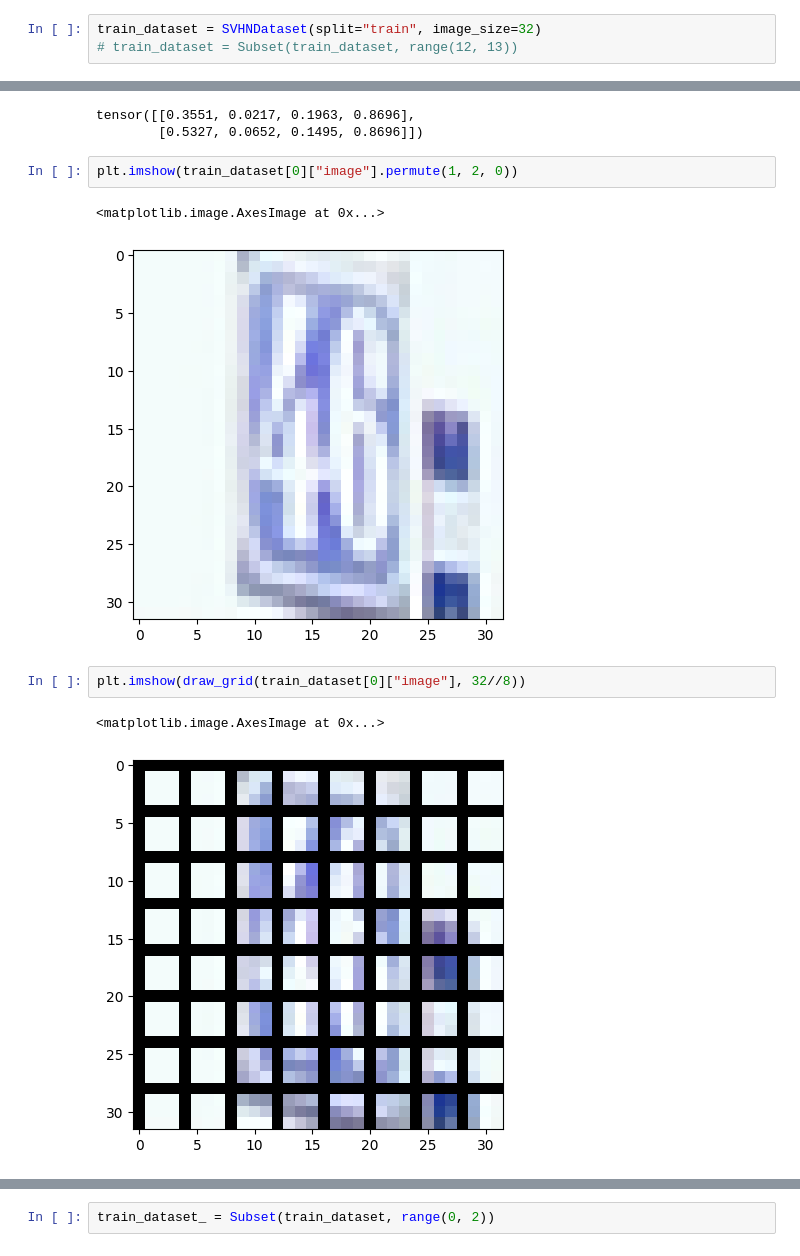
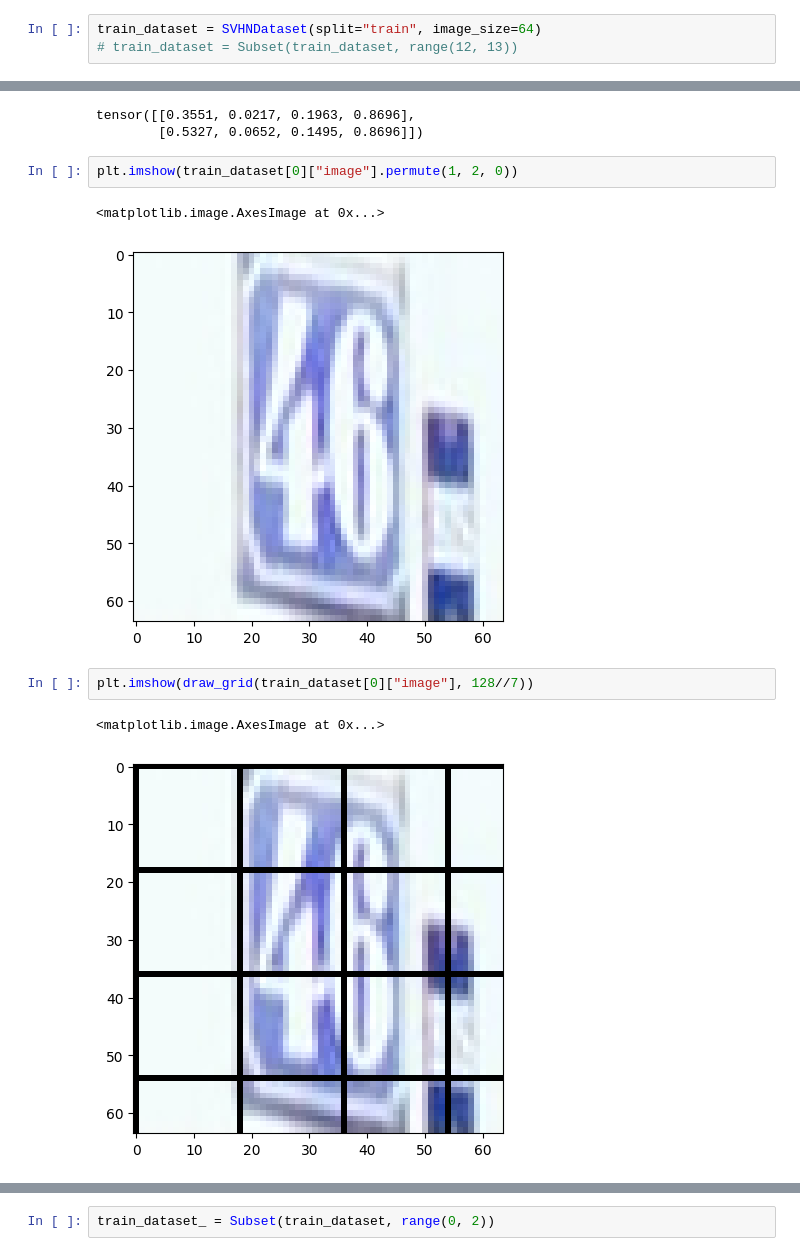
Before and after one commit to ericoericochen/mini-yolov3, a Jupyter notebook: train copy.ipynb, the cells around one changed output, grey strips where cells are left out. Saved outputs shown, nothing was run; the diff lists cells and outputs as text.

```diff
--- a/train copy.ipynb
+++ b/train copy.ipynb
@@ -16,7 +16,7 @@ from mini_yolov3.evals import calculate_mAP
 from torchvision.ops import box_iou
 from tqdm import tqdm
 # %%
-train_dataset = SVHNDataset(split="train", image_size=32)
+train_dataset = SVHNDataset(split="train", image_size=64)
 # train_dataset = Subset(train_dataset, range(12, 13))
 # %%
 train_dataset[0]["bbox"]
@@ -27,12 +27,12 @@ tensor([[0.3551, 0.0217, 0.1963, 0.8696],
 plt.imshow(train_dataset[0]["image"].permute(1, 2, 0))
 # %% [output]
 <matplotlib.image.AxesImage at 0x...>
-[figure, old version]
+[figure, new version]
 # %%
-plt.imshow(draw_grid(train_dataset[0]["image"], 32//8))
+plt.imshow(draw_grid(train_dataset[0]["image"], 128//7))
 # %% [output]
 <matplotlib.image.AxesImage at 0x...>
-[figure, old version]
+[figure, new version]
 # %%
 plt.imshow(
     draw_bounding_boxes(train_dataset[0]["image"], box_convert(train_dataset[0]["bbox"], "xywh", "xyxy"), train_dataset[0]["labels"])
```
Also changed, not shown: parts of 14 cells of this notebook, 16 other files.
